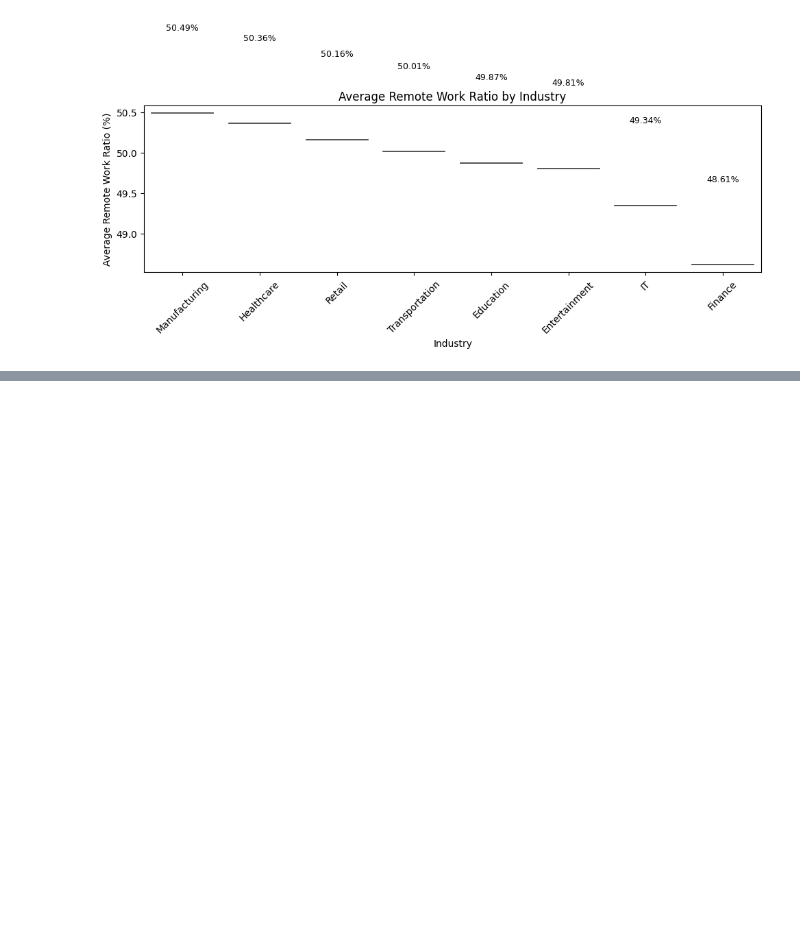
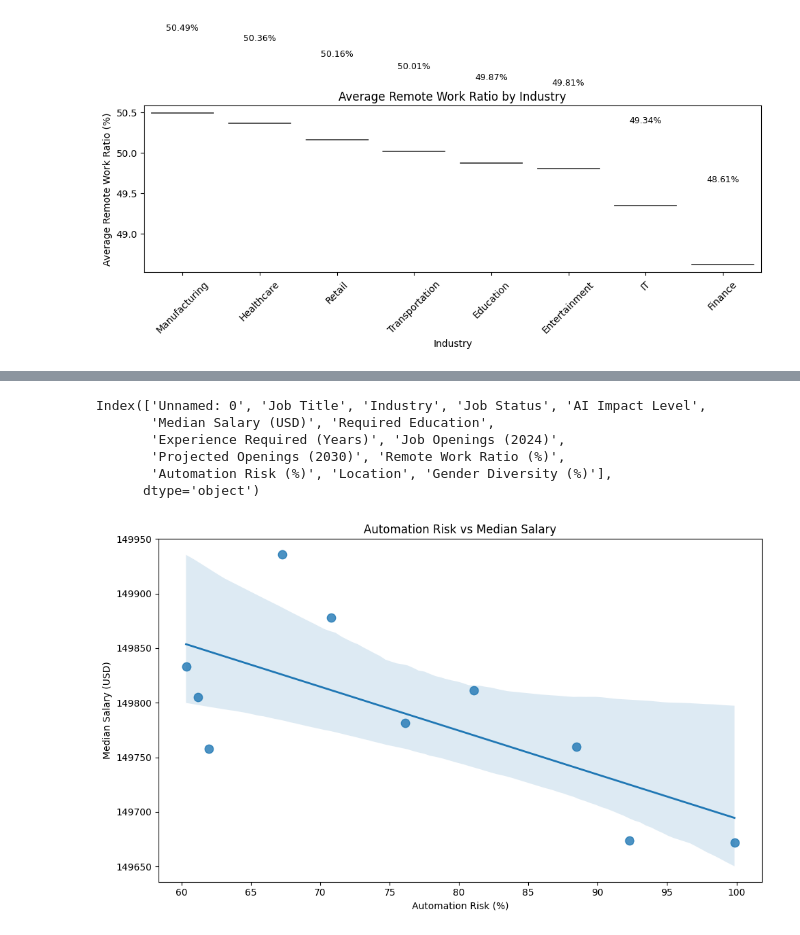
Before and after one commit to AJ0043/AI-Future-of-Jobs-Intelligence-Platform, a Jupyter notebook: AI_Adoption_&_Growth_Analysis.ipynb, the cells around one changed output, grey strips where cells are left out. Drawn from its saved outputs; the diff is of its cells as text; code cells hidden in the pictures; blank space fills up the shorter version.

```diff
--- a/AI_Adoption_&_Growth_Analysis.ipynb
+++ b/AI_Adoption_&_Growth_Analysis.ipynb
@@ -3583,3 +3583,19 @@ plt.tight_layout()
 plt.show()
 # %% [output]
 [figure]
+# %%
+# Q20: High AI Impact + Salary > $100,000 + Automation Risk > 60%
+# Ordered by salary descending, top 10 only.
+
+Question_20 =pd.read_sql(
+    """
+    SELECT *
+    FROM jobs
+    WHERE `AI Impact Level` = 'High'
+      AND `Median Salary (USD)` > 100000
+      AND `Automation Risk (%%)` > 60
+    ORDER BY `Median Salary (USD)` DESC
+    LIMIT 10
+    """,
+    engine
+)
@@ -3585,0 +3616,30 @@ plt.show()
+# %%
+EDA_ai_data.columns
+# %% [output]
+Index(['Unnamed: 0', 'Job Title', 'Industry', 'Job Status', 'AI Impact Level',
+       'Median Salary (USD)', 'Required Education',
+       'Experience Required (Years)', 'Job Openings (2024)',
+       'Projected Openings (2030)', 'Remote Work Ratio (%)',
+       'Automation Risk (%)', 'Location', 'Gender Diversity (%)'],
+      dtype='object')
+# %%
+# Simple Regplot
+
+plt.figure(figsize=(10, 6))
+
+sns.regplot(
+    data=Question_20,
+    x="Automation Risk (%)",
+    y="Median Salary (USD)",
+    scatter_kws={"s": 80},
+    line_kws={"linewidth": 2}
+)
+
+plt.xlabel("Automation Risk (%)")
+plt.ylabel("Median Salary (USD)")
+plt.title("Automation Risk vs Median Salary")
+
+plt.tight_layout()
+plt.show()
+# %% [output]
+[figure, added]
```
Also changed, not shown: parts of 1 cell of this notebook.
